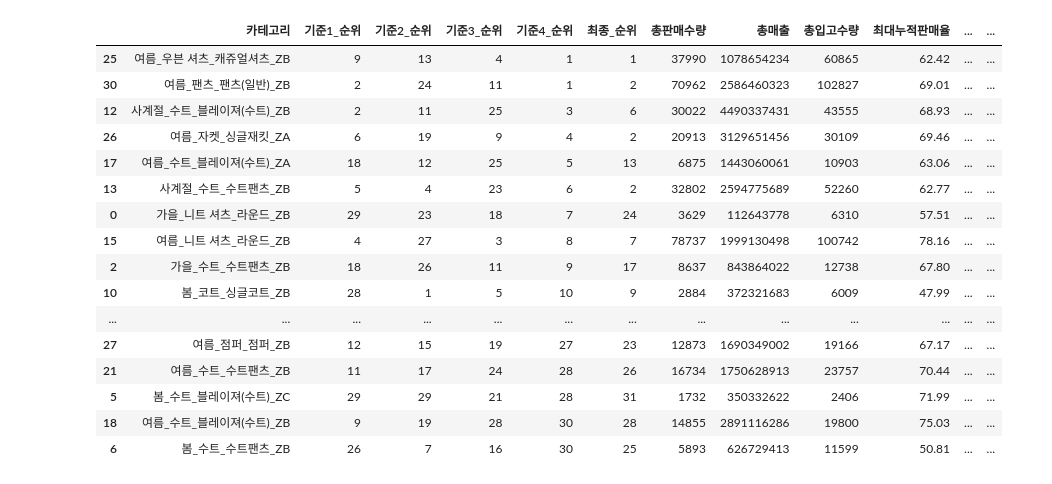
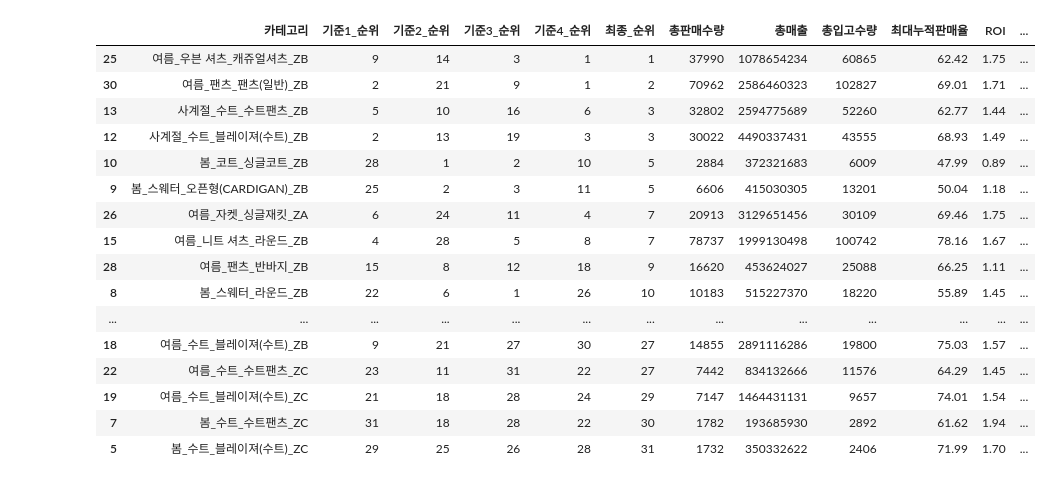
Before and after one commit to cookieeyoung/sparta_final_project, a Jupyter notebook: preprocessing/data_processed(카테고리선정)/category_select(소품종).ipynb, the cells around one changed output. Saved outputs shown, nothing was run; the diff lists cells and outputs as text; code cells hidden in the pictures.

```diff
--- a/preprocessing/data_processed(카테고리선정)/category_select(소품종).ipynb
+++ b/preprocessing/data_processed(카테고리선정)/category_select(소품종).ipynb
@@ -8,6 +8,9 @@ import datetime
 import warnings
 warnings.filterwarnings('ignore')
 
+pd.set_option('display.max_columns', None)  # 컬럼 전체 보기
+pd.set_option('display.width', 0)
+
 #데이터 불러오기
 df = pd.read_csv('./model_df.csv')
 print(df.columns)
@@ -71,33 +85,39 @@ top_sales = df.groupby("카테고리", group_keys=False).agg(
 top_inventory_ROI = df.groupby("카테고리", group_keys=False).agg(
     최대누적판매율=("누적판매율", "max"),
     평균할인율=("할인율", "mean"),
-    누적판매액=("누적판매액", 'max'),
-    누적매출원가=('누적매출원가', 'max'),
-    총입고원가=('총입고원가', 'sum')
+    ROI=("ROI", 'max')
 ).reset_index()
 
-top_inventory_ROI['ROI'] = ((top_inventory_ROI['누적판매액'] / 1.1 - top_inventory_ROI['누적매출원가']) / top_inventory_ROI['총입고원가']).round(2)
-
-# 기준 3) ----------------------------------------------------------------------------------------------------------------
-# 할인 전략 개선이 필요한 카테고리(평균 할인율)
-# 시즌 종료 시 할인율 상승 패턴 확인
+# 기준 3) ---------------------------------------------------------------------------------------------------------
+# 할인 전략 개선이 필요한 카테고리(평균 할인율 변화 기준)
+# 시즌 종료 시 할인율 상승 패턴 확인 (평균 비교 방식)
 df["주차"] = pd.to_datetime(df["주차"], errors="coerce")
 df["연도주차"] = df["주차"].dt.strftime("%Y-%U")
 
-# 각 카테고리별 주차별 할인율 변화 측정
-discount_trend = df.groupby(["카테고리", "연도주차"], group_keys=False)["할인율"].mean().reset_index()
-discount_trend["할인율_변화"] = discount_trend.groupby("카테고리", group_keys=False)["할인율"].diff()
+# 기준 3) ---------------------------------------------------------------------------------------------------------
+# 할인 전략 개선이 필요한 카테고리 (평균 할인율 변화 기준)
+# 시즌 종료 시 할인율 상승 패턴 확인 (평균 비교 방식)
 
-# 마지막 4주 동안 할인율이 과하게 상승한 카테고리 찾기
-last_weeks = discount_trend.groupby("카테고리", group_keys=False).tail(4)
-discount_rise = last_weeks.groupby("카테고리", group_keys=False)["할인율_변화"].sum().reset_index()
-discount_rise.columns = ["카테고리", "시즌종료_할인율증가량"]
+df["주차"] = pd.to_datetime(df["주차"], errors="coerce")
+df["연도주차"] = df["주차"].dt.strftime("%Y-%U")
 
-# 마지막 주차의 할인율 추가
-last_week_discount = df.groupby("카테고리", group_keys=False).apply(
-    lambda x: x.loc[x["주차"] == x["주차"].max(), "할인율"].mean()
-).reset_index()
-last_week_discount.columns = ["카테고리", "마지막주차_할인율"]
+# 마지막 한달간 할인율 증가량
+def calc_discount_diff(group):
+    weekly_discount = group.groupby("연도주차", as_index=False)["할인율"].mean()
+    last_4 = weekly_discount.tail(4)
+    before = weekly_discount.iloc[:-4]
+    last_mean = last_4['할인율'].mean()
+    before_mean = before['할인율'].mean() if not before.empty else 0
+    return pd.Series({
+        "마지막4주_평균할인율": last_mean,
+        "이전_평균할인율": before_mean,
+        "시즌종료_할인율증가량": last_mean - before_mean
+    })
+discount_rise = df.groupby("카테고리", group_keys=False).apply(calc_discount_diff).reset_index()
+
+# 마지막 주차 할인율
+last_week_discount = df.loc[df.groupby("카테고리")["주차"].idxmax()][["카테고리", "할인율"]]
+last_week_discount = last_week_discount.rename(columns={"할인율": "마지막주차_할인율"})
 
 # 기준 4) ----------------------------------------------------------------------------------------------------------------
 # 가격탄력성이 높은 카테고리 (할인율-판매량 상관관계)
@@ -130,6 +150,7 @@ category_selection = (
 category_selection["평균할인율"] = category_selection["평균할인율"].round(2)
 category_selection["가격탄력성(할인율-판매량_상관관계)"] = category_selection["가격탄력성(할인율-판매량_상관관계)"].round(2)
 category_selection["가격탄력성(판매량변화율/가격변화율)"] = category_selection["가격탄력성(판매량변화율/가격변화율)"].round(2)
+category_selection["시즌종료_할인율증가량"] = category_selection["시즌종료_할인율증가량"].astype(int)
 category_selection["마지막주차_할인율"] = category_selection["마지막주차_할인율"].astype(int)
 
 # 정렬 및 순위 계산 (최대 누적판매율은 낮을수록 우선순위 → 오름차순, 나머지는 높을수록 우선순위 → 내림차순)
@@ -152,49 +173,49 @@ category_selection["기준2_점수"] = category_selection["최대누적판매율
 
 # 기준 3: 할인 전략 개선이 필요한 카테고리 (최대누적판매율, 평균할인율, 시즌종료_할인율증가량)
 category_selection["기준3_점수"] = category_selection["평균할인율_순위"].rank(method="min", ascending=True).astype(int) + \
                                 category_selection["시즌종료_할인율증가량_순위"].rank(method="min", ascending=True).astype(int)
 
 # 기준 4: 가격탄력성이 높아 할인율 최적화 효율이 좋은 카테고리 (상관계수와 판매량변화율로 본 가격탄력성)
 category_selection["기준4_점수"] = category_selection["가격탄력성(상관계수) 순위"].rank(method="min", ascending=True).astype(int) + \
                                  category_selection["가격탄력성(판매량변화율) 순위"].rank(method="min", ascending=True).astype(int)
 
 # 기준별 순위 계산 (오름차순, 낮을수록 우선순위)
 category_selection["기준1_순위"] = category_selection["기준1_점수"].rank(method="min", ascending=True).astype(int)
 category_selection["기준2_순위"] = category_selection["기준2_점수"].rank(method="min", ascending=True).astype(int)
 category_selection["기준3_순위"] = category_selection["기준3_점수"].rank(method="min", ascending=True).astype(int)
 category_selection["기준4_순위"] = category_selection["기준4_점수"].rank(method="min", ascending=True).astype(int)
 
 # 최종 순위 계산 (기준 1, 2, 3, 4 순위를 모두 합산)
 category_selection["최종_순위"] = category_selection["기준1_순위"] + category_selection["기준2_순위"] + category_selection["기준3_순위"] + category_selection["기준4_순위"]
 category_selection["최종_순위"] = category_selection["최종_순위"].rank(method="min", ascending=True).astype(int)
 
 # 최종 출력: 순위만 포함 ----------------------------------------------------------------------------------------------------------------
 final_rank_output = category_selection[[
     "카테고리","기준1_순위", "기준2_순위", "기준3_순위", "기준4_순위", "최종_순위","총판매수량","총매출","총입고수량","최대누적판매율","ROI","평균할인율","마지막주차_할인율",
     "시즌종료_할인율증가량","가격탄력성(할인율-판매량_상관관계)","가격탄력성(판매량변화율/가격변화율)","총매출_순위","총입고_순위","최대누적판매율_순위","ROI_순위",
     "평균할인율_순위","시즌종료_할인율증가량_순위","가격탄력성(상관계수) 순위","가격탄력성(판매량변화율) 순위"]].sort_values(by="최종_순위")
 
-# final_rank_output #최종순위대로 정렬
+display(final_rank_output) #최종순위대로 정렬
 # 기준 점수를 기준으로 정렬, 하나씩 주석 해제하면서 정렬
 # final_rank_output.sort_values(by=["기준1_순위"])
 # final_rank_output.sort_values(by=["기준2_순위"])
 # final_rank_output.sort_values(by=["기준3_순위"])
-final_rank_output.sort_values(by=["기준4_순위"])
+# final_rank_output.sort_values(by=["기준4_순위"])
 # %% [output]
-|  | 카테고리 | 기준1_순위 | 기준2_순위 | 기준3_순위 | 기준4_순위 | 최종_순위 | 총판매수량 | 총매출 | 총입고수량 | 최대누적판매율 | ... | ... |
-| 25 | 여름_우븐 셔츠_캐쥬얼셔츠_ZB | 9 | 13 | 4 | 1 | 1 | 37990 | 1078654234 | 60865 | 62.42 | ... | ... |
-| 30 | 여름_팬츠_팬츠(일반)_ZB | 2 | 24 | 11 | 1 | 2 | 70962 | 2586460323 | 102827 | 69.01 | ... | ... |
-| 12 | 사계절_수트_블레이져(수트)_ZB | 2 | 11 | 25 | 3 | 6 | 30022 | 4490337431 | 43555 | 68.93 | ... | ... |
-| 26 | 여름_자켓_싱글재킷_ZA | 6 | 19 | 9 | 4 | 2 | 20913 | 3129651456 | 30109 | 69.46 | ... | ... |
-| 17 | 여름_수트_블레이져(수트)_ZA | 18 | 12 | 25 | 5 | 13 | 6875 | 1443060061 | 10903 | 63.06 | ... | ... |
-| 13 | 사계절_수트_수트팬츠_ZB | 5 | 4 | 23 | 6 | 2 | 32802 | 2594775689 | 52260 | 62.77 | ... | ... |
-| 0 | 가을_니트 셔츠_라운드_ZB | 29 | 23 | 18 | 7 | 24 | 3629 | 112643778 | 6310 | 57.51 | ... | ... |
-| 15 | 여름_니트 셔츠_라운드_ZB | 4 | 27 | 3 | 8 | 7 | 78737 | 1999130498 | 100742 | 78.16 | ... | ... |
-| 2 | 가을_수트_수트팬츠_ZB | 18 | 26 | 11 | 9 | 17 | 8637 | 843864022 | 12738 | 67.80 | ... | ... |
-| 10 | 봄_코트_싱글코트_ZB | 28 | 1 | 5 | 10 | 9 | 2884 | 372321683 | 6009 | 47.99 | ... | ... |
+|  | 카테고리 | 기준1_순위 | 기준2_순위 | 기준3_순위 | 기준4_순위 | 최종_순위 | 총판매수량 | 총매출 | 총입고수량 | 최대누적판매율 | ROI | ... |
+| 25 | 여름_우븐 셔츠_캐쥬얼셔츠_ZB | 9 | 14 | 3 | 1 | 1 | 37990 | 1078654234 | 60865 | 62.42 | 1.75 | ... |
+| 30 | 여름_팬츠_팬츠(일반)_ZB | 2 | 21 | 9 | 1 | 2 | 70962 | 2586460323 | 102827 | 69.01 | 1.71 | ... |
+| 13 | 사계절_수트_수트팬츠_ZB | 5 | 10 | 16 | 6 | 3 | 32802 | 2594775689 | 52260 | 62.77 | 1.44 | ... |
+| 12 | 사계절_수트_블레이져(수트)_ZB | 2 | 13 | 19 | 3 | 3 | 30022 | 4490337431 | 43555 | 68.93 | 1.49 | ... |
+| 10 | 봄_코트_싱글코트_ZB | 28 | 1 | 2 | 10 | 5 | 2884 | 372321683 | 6009 | 47.99 | 0.89 | ... |
+| 9 | 봄_스웨터_오픈형(CARDIGAN)_ZB | 25 | 2 | 3 | 11 | 5 | 6606 | 415030305 | 13201 | 50.04 | 1.18 | ... |
+| 26 | 여름_자켓_싱글재킷_ZA | 6 | 24 | 11 | 4 | 7 | 20913 | 3129651456 | 30109 | 69.46 | 1.75 | ... |
+| 15 | 여름_니트 셔츠_라운드_ZB | 4 | 28 | 5 | 8 | 7 | 78737 | 1999130498 | 100742 | 78.16 | 1.67 | ... |
+| 28 | 여름_팬츠_반바지_ZB | 15 | 8 | 12 | 18 | 9 | 16620 | 453624027 | 25088 | 66.25 | 1.11 | ... |
+| 8 | 봄_스웨터_라운드_ZB | 22 | 6 | 1 | 26 | 10 | 10183 | 515227370 | 18220 | 55.89 | 1.45 | ... |
 | ... | ... | ... | ... | ... | ... | ... | ... | ... | ... | ... | ... | ... |
-| 27 | 여름_점퍼_점퍼_ZB | 12 | 15 | 19 | 27 | 23 | 12873 | 1690349002 | 19166 | 67.17 | ... | ... |
-| 21 | 여름_수트_수트팬츠_ZB | 11 | 17 | 24 | 28 | 26 | 16734 | 1750628913 | 23757 | 70.44 | ... | ... |
-| 5 | 봄_수트_블레이져(수트)_ZC | 29 | 29 | 21 | 28 | 31 | 1732 | 350332622 | 2406 | 71.99 | ... | ... |
-| 18 | 여름_수트_블레이져(수트)_ZB | 9 | 19 | 28 | 30 | 28 | 14855 | 2891116286 | 19800 | 75.03 | ... | ... |
-| 6 | 봄_수트_수트팬츠_ZB | 26 | 7 | 16 | 30 | 25 | 5893 | 626729413 | 11599 | 50.81 | ... | ... |
+| 18 | 여름_수트_블레이져(수트)_ZB | 9 | 21 | 27 | 30 | 27 | 14855 | 2891116286 | 19800 | 75.03 | 1.57 | ... |
+| 22 | 여름_수트_수트팬츠_ZC | 23 | 11 | 31 | 22 | 27 | 7442 | 834132666 | 11576 | 64.29 | 1.45 | ... |
+| 19 | 여름_수트_블레이져(수트)_ZC | 21 | 18 | 28 | 24 | 29 | 7147 | 1464431131 | 9657 | 74.01 | 1.54 | ... |
+| 7 | 봄_수트_수트팬츠_ZC | 31 | 18 | 28 | 22 | 30 | 1782 | 193685930 | 2892 | 61.62 | 1.94 | ... |
+| 5 | 봄_수트_블레이져(수트)_ZC | 29 | 25 | 26 | 28 | 31 | 1732 | 350332622 | 2406 | 71.99 | 1.70 | ... |
```
Also changed, not shown: parts of 4 cells of this notebook, 1 other file.
